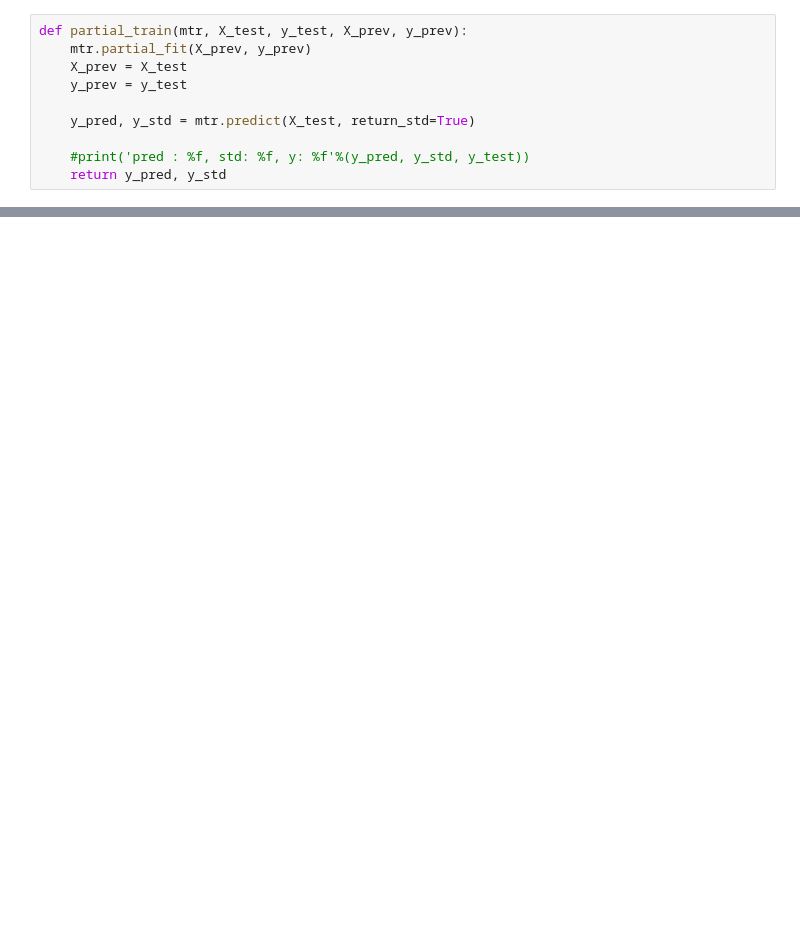
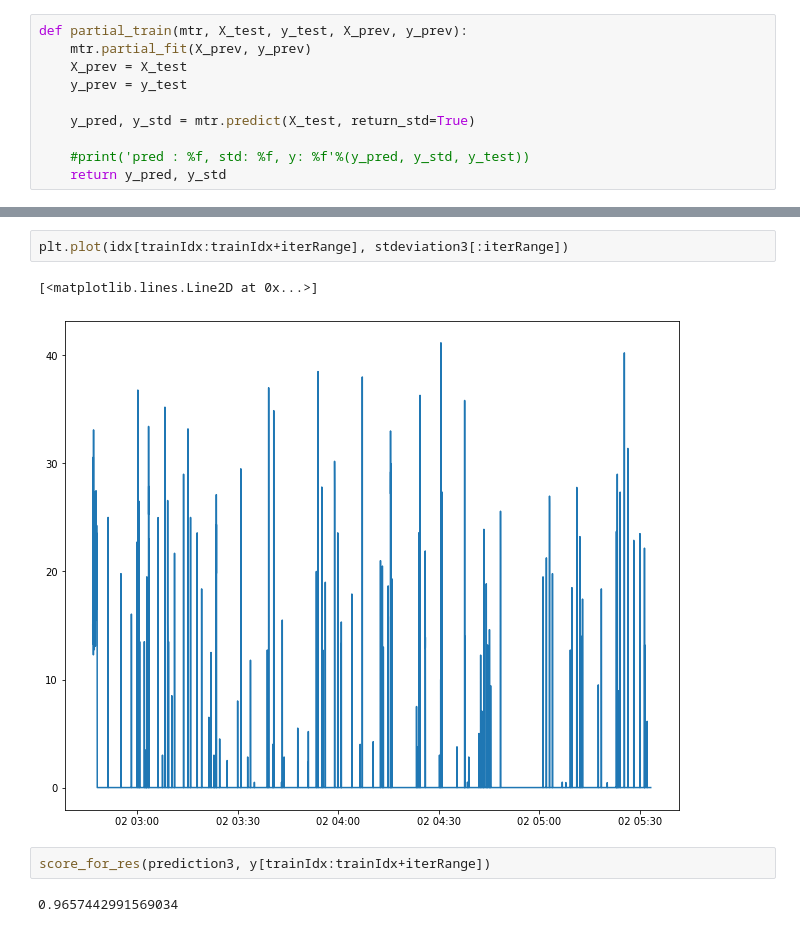
Before and after one commit to nywoo-o/Statistics, a Jupyter notebook: real_time_mtr_arima.ipynb, the cells around one changed output, grey strips where cells are left out. Cells and saved outputs as stored; diff of their text form; blank space fills up the shorter version.

```diff
--- a/real_time_mtr_arima.ipynb
+++ b/real_time_mtr_arima.ipynb
@@ -134,0 +195,9 @@ def partial_train(mtr, X_test, y_test, X_prev, y_prev):
+# %%
+plt.plot(idx[trainIdx:trainIdx+iterRange], stdeviation3[:iterRange])
+# %% [output]
+[<matplotlib.lines.Line2D at 0x...>]
+[figure, added]
+# %%
+score_for_res(prediction3, y[trainIdx:trainIdx+iterRange])
+# %% [output]
+0.9657442991569034
```
Also changed, not shown: parts of 33 cells of this notebook.
